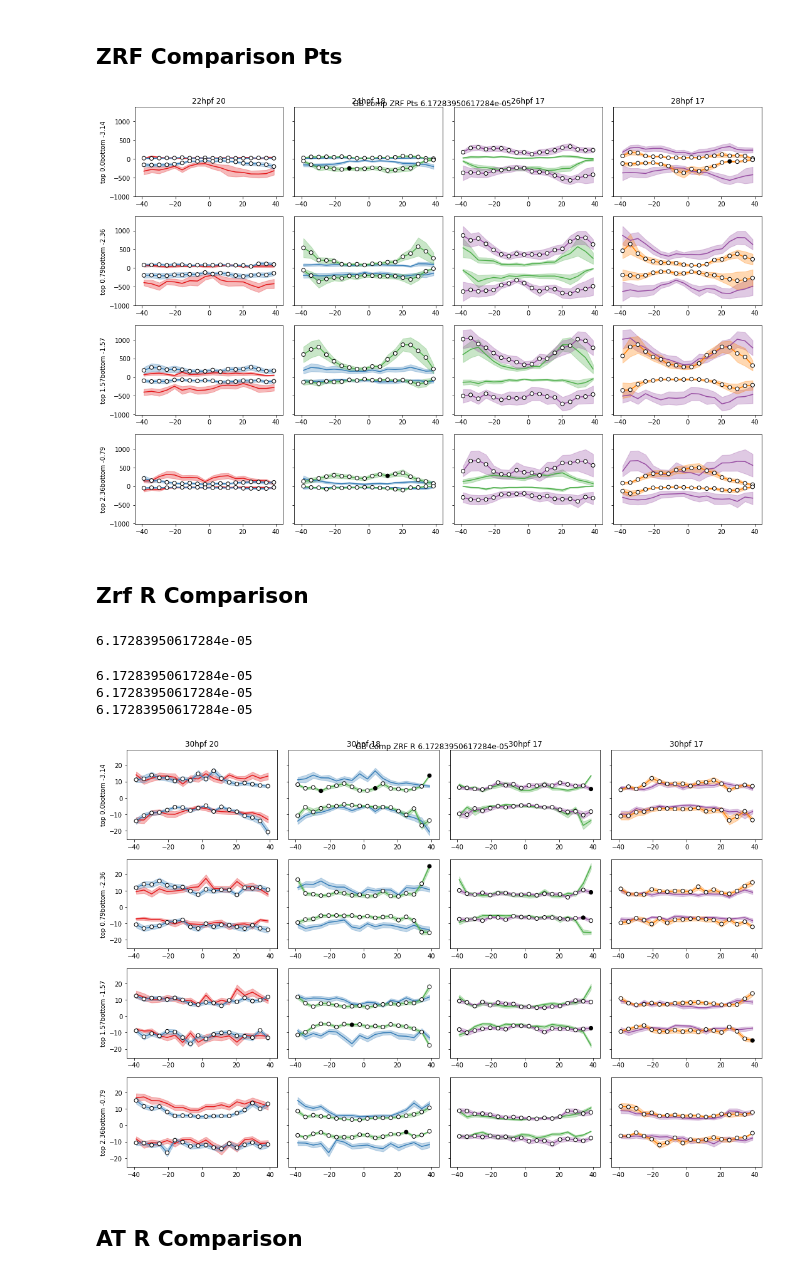
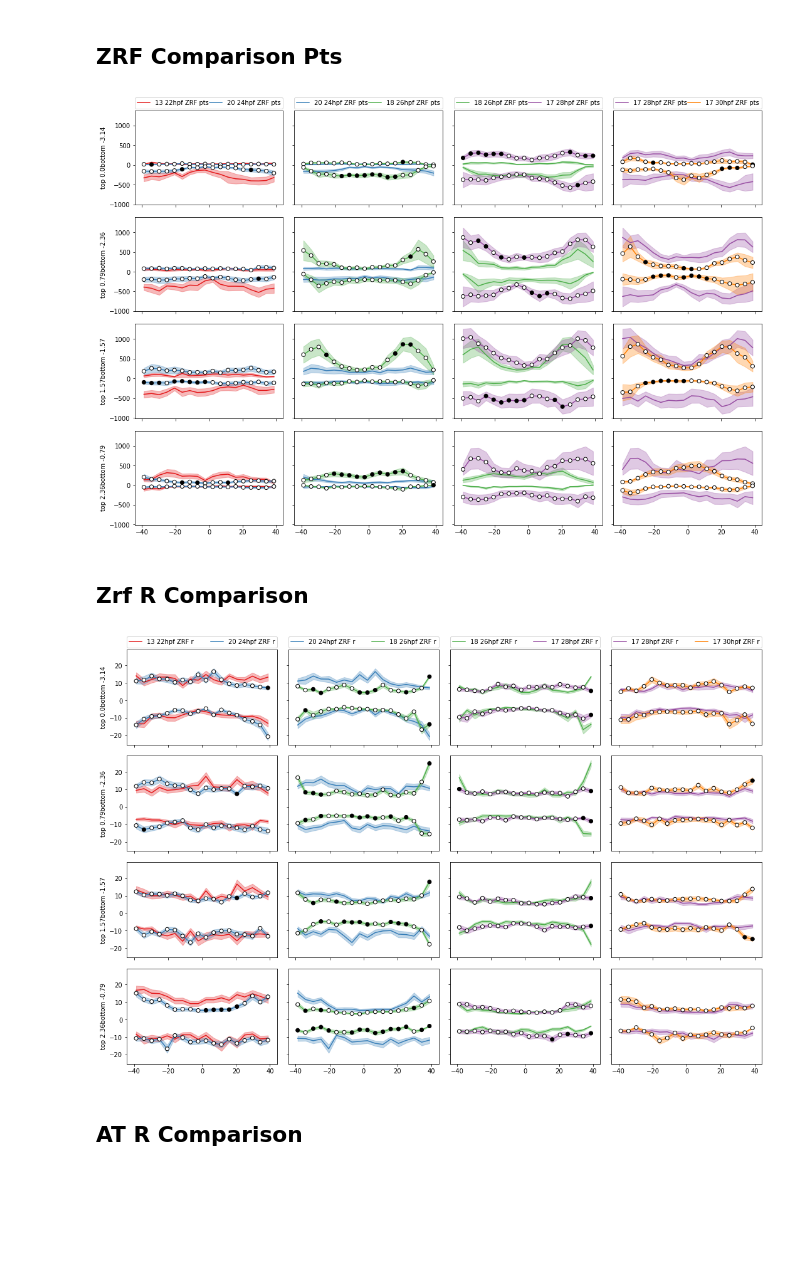
Before and after one commit to msschwartz21/deltascope, a Jupyter notebook: experiments/glial_bridge/plotting.ipynb, the cells around one changed output. Drawn from its saved outputs; the diff is of its cells as text; code cells hidden in the pictures; blank space fills up the shorter version.

Commit message:
Update figure generation with master parameters

```diff
--- a/experiments/glial_bridge/plotting.ipynb
+++ b/experiments/glial_bridge/plotting.ipynb
@@ -26,6 +26,6 @@ binpath = glob.glob('.\Data\\*landmarks_bins.json')
 print(lmpath,binpath)
 
 # Pick the correct path from the list
-lmpath = lmpath[1]
-binpath = binpath[1]
+lmpath = lmpath[0]
+binpath = binpath[0]
 # %% [output]
@@ -218,8 +209,10 @@ if save:
 # %% [markdown]
 ## ZRF Comparison Pts
 # %%
-fig,axr = plt.subplots(4,4,figsize=(15,10),sharey=True)
-a = 0.3
+channel = 'ZRF'
+dtype = 'pts'
+
+fig,axr = plt.subplots(4,4,figsize=(15,10),sharey=True,sharex=True)
 
 if crop is not None:
     mask = np.where((xarr>-crop)&(xarr<crop) == True)[0]
@@ -232,17 +225,15 @@ else:
 for N in range(4):
     n=N
 
-    go1 = gdata[age[N]]['ZRF']
-    go1.prepare_data(xarrcr,tarr,'pts')
-    go2 = gdata[age[N+1]]['ZRF']
-    go2.prepare_data(xarrcr,tarr,'pts')
+    go1 = gdata[age[N]][channel]
+    go1.prepare_data(xarrcr,tarr,dtype)
+    go2 = gdata[age[N+1]][channel]
+    go2.prepare_data(xarrcr,tarr,dtype)
 
     parr = stats.ttest_ind(go1.arr_masked,go2.arr_masked,axis=2,nan_policy='omit')[1]
 
-    pthresh = 0.01
-    bhthresh = pthresh/(len(xarrcr)*len(tarr))
-    parr[parr<bhthresh] = 0
-    parr[parr>bhthresh] = 1
+    parr[parr<pthresh] = 0
+    parr[parr>pthresh] = 1
 
     go = go1
     for I,p in enumerate(tpairs):
@@ -254,7 +245,7 @@ for N in range(4):
         axr[i,n].fill_between(xarrcr,go.avg[:,ti1]+go.sem[:,ti1],go.avg[:,ti1]-go.sem[:,ti1],alpha=a,color=go.c,zorder=1)
         axr[i,n].fill_between(xarrcr,-go.avg[:,ti2]+go.sem[:,ti2],-go.avg[:,ti2]-go.sem[:,ti2],alpha=a,color=go.c,zorder=1)
 
-        axr[i,n].plot(xarrcr,go.avg[:,ti1],c=go.c,zorder=2,label=age[n])
+        axr[i,n].plot(xarrcr,go.avg[:,ti1],c=go.c,zorder=2,label='{} {} {} {}'.format(go.arr.shape[-1],age[n],channel,dtype))
         axr[i,n].plot(xarrcr,-go.avg[:,ti2],c=go.c,zorder=2)
 
     go = go2
@@ -267,11 +258,13 @@ for N in range(4):
         axr[i,n].fill_between(xarrcr,go.avg[:,ti1]+go.sem[:,ti1],go.avg[:,ti1]-go.sem[:,ti1],alpha=a,color=go.c,zorder=1)
         axr[i,n].fill_between(xarrcr,-go.avg[:,ti2]+go.sem[:,ti2],-go.avg[:,ti2]-go.sem[:,ti2],alpha=a,color=go.c,zorder=1)
 
-        axr[i,n].plot(xarrcr,go.avg[:,ti1],c=go.c,zorder=2,label=age[n+1])
+        axr[i,n].plot(xarrcr,go.avg[:,ti1],c=go.c,zorder=2,label='{} {} {} {}'.format(go.arr.shape[-1],age[n+1],channel,dtype))
         axr[i,n].plot(xarrcr,-go.avg[:,ti2],c=go.c,zorder=2)
 
         axr[i,n].scatter(xarrcr,go.avg[:,ti1],c=parr[:,ti1],cmap='Greys_r',zorder=3,vmin=0,vmax=1,edgecolor='k')
         axr[i,n].scatter(xarrcr,-go.avg[:,ti2],c=parr[:,ti2],cmap='Greys_r',zorder=3,vmin=0,vmax=1,edgecolor='k')
+
+        axr[0,n].legend(bbox_to_anchor=(0., 1.02, 1., .102), loc=3,ncol=2, mode="expand", borderaxespad=0.)
 
         if legend is not False:
             axr[i,n].set_yticklabels([])
@@ -281,22 +274,20 @@ for N in range(4):
         # Add theta labels
         axr[i,0].set_ylabel('top '+str(p[0])+'bottom '+str(p[1]))
 
-    axr[0,n].set_title(age[n]+' '+str(go.arr.shape[-1]))
-
-plt.suptitle('GB comp ZRF Pts '+str(bhthresh))
-
 plt.tight_layout()
 
 if save:
     tstamp = datetime.datetime.now().strftime('%Y-%m-%d')
-    fig.savefig(tstamp+'_gb-comparison-zrf-pts.pdf')
+    fig.savefig(tstamp+'_gb-comparison-{}-{}.pdf'.format(channel,dtype))
 # %% [output]
-[figure, old version]
+[figure, new version]
 # %% [markdown]
 ## Zrf R Comparison
 # %%
-fig,axr = plt.subplots(4,4,figsize=(15,10),sharey=True)
-a = 0.3
+channel = 'ZRF'
+dtype = 'r'
+
+fig,axr = plt.subplots(4,4,figsize=(15,10),sharey=True,sharex=True)
 
 if crop is not None:
     mask = np.where((xarr>-crop)&(xarr<crop) == True)[0]
@@ -307,18 +298,15 @@ else:
     xarrcr = xarr
 
 for n in range(4):
-    go1 = gdata[age[n]]['ZRF']
-    go1.prepare_data(xarrcr,tarr,'r')
-    go2 = gdata[age[n+1]]['ZRF']
-    go2.prepare_data(xarrcr,tarr,'r')
+    go1 = gdata[age[n]][channel]
+    go1.prepare_data(xarrcr,tarr,dtype)
+    go2 = gdata[age[n+1]][channel]
+    go2.prepare_data(xarrcr,tarr,dtype)
 
     parr = stats.ttest_ind(go1.arr_masked,go2.arr_masked,axis=2,nan_policy='omit')[1]
 
-    pthresh = 0.01
-    bhthresh = pthresh/(len(xarrcr)*len(tarr))
-    print(bhthresh)
-    parr[parr<bhthresh] = 0
-    parr[parr>bhthresh] = 1
+    parr[parr<pthresh] = 0
+    parr[parr>pthresh] = 1
 
     go = go1
     for i,p in enumerate(tpairs):
@@ -328,46 +316,40 @@ for n in range(4):
         axr[i,n].fill_between(xarrcr,go.avg[:,ti1]+go.sem[:,ti1],go.avg[:,ti1]-go.sem[:,ti1],alpha=a,color=go.c,zorder=1)
         axr[i,n].fill_between(xarrcr,-go.avg[:,ti2]+go.sem[:,ti2],-go.avg[:,ti2]-go.sem[:,ti2],alpha=a,color=go.c,zorder=1)
 
-        axr[i,n].plot(xarrcr,go.avg[:,ti1],c=go.c,zorder=2,label=age[n])
+        axr[i,n].plot(xarrcr,go.avg[:,ti1],c=go.c,zorder=2,label='{} {} {} {}'.format(go.arr.shape[-1],age[n],channel,dtype))
         axr[i,n].plot(xarrcr,-go.avg[:,ti2],c=go.c,zorder=2)
 
     go = go2
     for i,p in enumerate(tpairs):
         ti1 = np.where(tarr==p[0])[0][0]
         ti2 = np.where(tarr==p[1])[0][0]
 
         axr[i,n].fill_between(xarrcr,go.avg[:,ti1]+go.sem[:,ti1],go.avg[:,ti1]-go.sem[:,ti1],alpha=a,color=go.c,zorder=1)
         axr[i,n].fill_between(xarrcr,-go.avg[:,ti2]+go.sem[:,ti2],-go.avg[:,ti2]-go.sem[:,ti2],alpha=a,color=go.c,zorder=1)
 
-        axr[i,n].plot(xarrcr,go.avg[:,ti1],c=go.c,zorder=2,label=age[n+1])
+        axr[i,n].plot(xarrcr,go.avg[:,ti1],c=go.c,zorder=2,label='{} {} {} {}'.format(go.arr.shape[-1],age[n+1],channel,dtype))
         axr[i,n].plot(xarrcr,-go.avg[:,ti2],c=go.c,zorder=2)
 
         cax = axr[i,n].scatter(xarrcr,go.avg[:,ti1],c=parr[:,ti1],cmap='Greys_r',zorder=3,vmin=0,vmax=1,edgecolor='k')
         cax2 = axr[i,n].scatter(xarrcr,-go.avg[:,ti2],c=parr[:,ti2],cmap='Greys_r',zorder=3,vmin=0,vmax=1,edgecolor='k')
+
+        axr[0,n].legend(bbox_to_anchor=(0., 1.02, 1., .102), loc=3,ncol=2, mode="expand", borderaxespad=0.)
 
         if legend is not False:
             axr[i,n].legend()
             axr[i,n].set_yticklabels([])
             axr[i,n].set_xticklabels([])
 
         # Add theta labels
         axr[i,0].set_ylabel('top '+str(p[0])+'bottom '+str(p[1]))
 
-    axr[0,n].set_title(ak+' '+str(go.arr.shape[-1]))
-
-plt.suptitle('GB Comp ZRF R '+str(bhthresh))
-
 plt.tight_layout()
 
 if save:
     tstamp = datetime.datetime.now().strftime('%Y-%m-%d')
-    fig.savefig(tstamp+'_gb-comparison-zrf-r.pdf')
+    fig.savefig(tstamp+'_gb-comparison-{}-{}.pdf'.format(channel,dtype))
 # %% [output]
-6.17283950617284e-05
-6.17283950617284e-05
-6.17283950617284e-05
-6.17283950617284e-05
-[figure, old version]
+[figure, new version]
 # %% [markdown]
 ## AT R Comparison
 # %%
```
Also changed, not shown: parts of 7 cells of this notebook, 5 other files.
